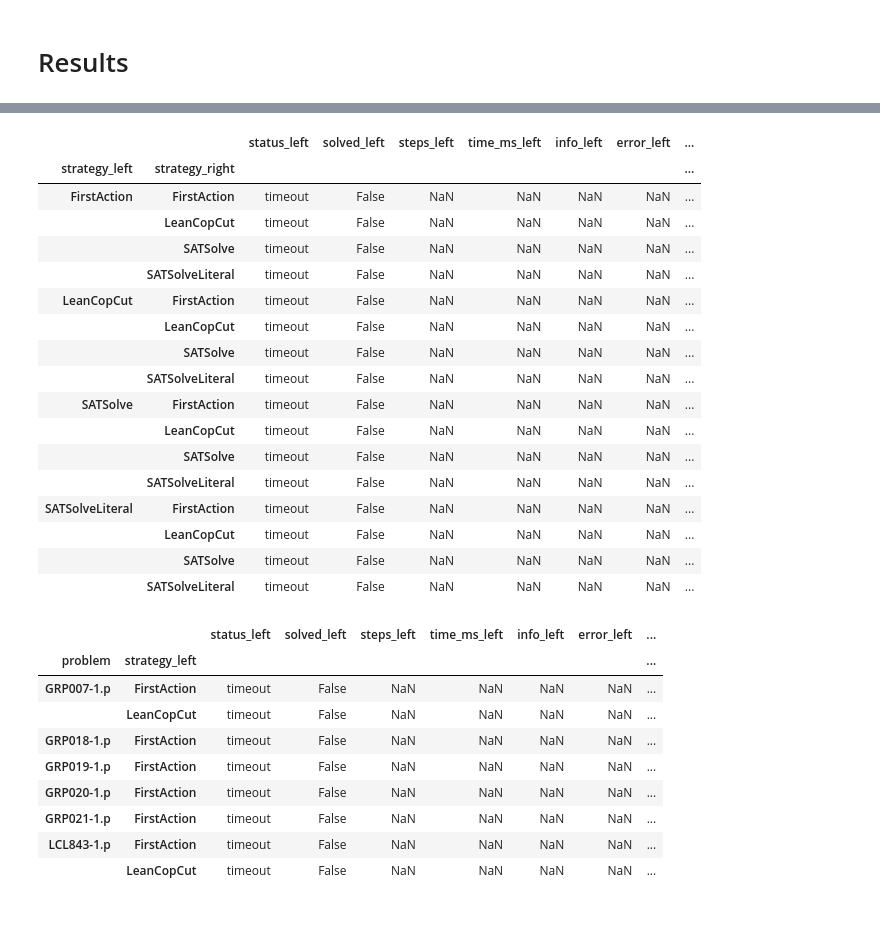
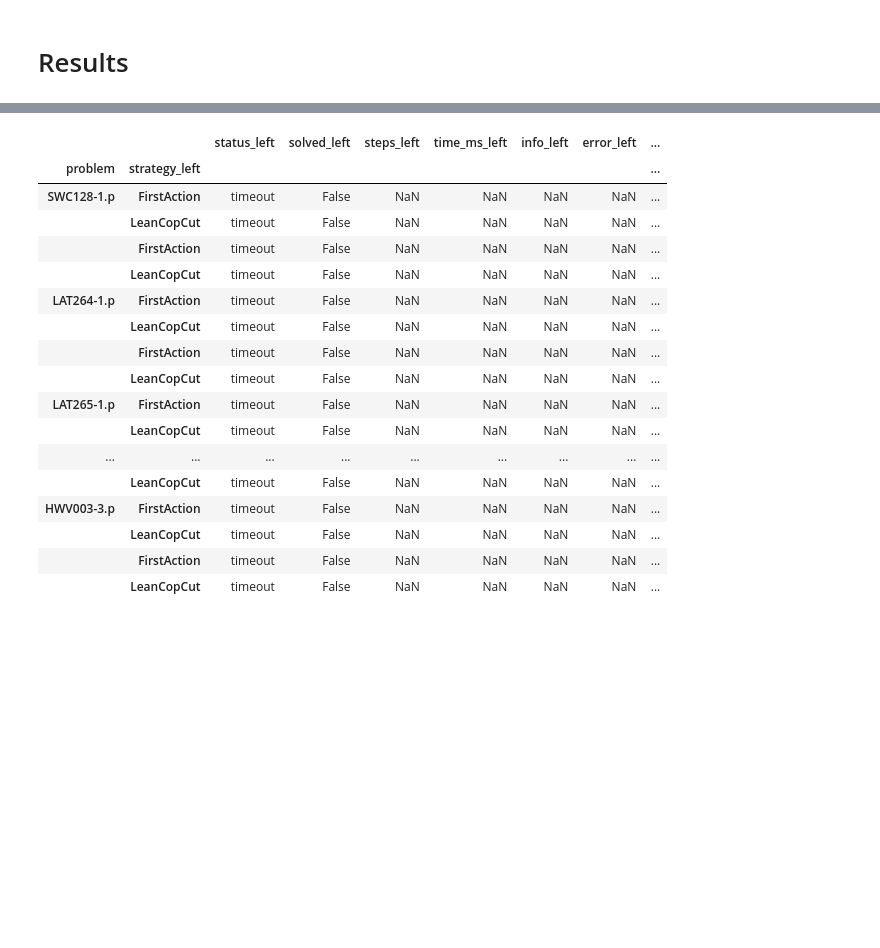
Before and after one commit to mfixman/connections, a Jupyter notebook: jupyter/Analysis_sat.ipynb, the cells around one changed output, grey strips where cells are left out. Drawn from its saved outputs; the diff is of its cells as text; code cells hidden in the pictures; blank space fills up the shorter version.

Commit message:
Adding value results.

```diff
--- a/jupyter/Analysis_sat.ipynb
+++ b/jupyter/Analysis_sat.ipynb
@@ -116,51 +116,38 @@ for problem in merged.index.get_level_values('problem').unique():
 
 tr = Series(tr, name = 'length')
 tr.index.name = 'problem'
-# %%
-merged.xs('SYN344-1.p')
-# %% [output]
-|  |  | status_left | solved_left | steps_left | time_ms_left | info_left | error_left | ... |
-| strategy_left | strategy_right |  |  |  |  |  |  | ... |
-| FirstAction | FirstAction | timeout | False | NaN | NaN | NaN | NaN | ... |
-|  | LeanCopCut | timeout | False | NaN | NaN | NaN | NaN | ... |
-|  | SATSolve | timeout | False | NaN | NaN | NaN | NaN | ... |
-|  | SATSolveLiteral | timeout | False | NaN | NaN | NaN | NaN | ... |
-| LeanCopCut | FirstAction | timeout | False | NaN | NaN | NaN | NaN | ... |
-|  | LeanCopCut | timeout | False | NaN | NaN | NaN | NaN | ... |
-|  | SATSolve | timeout | False | NaN | NaN | NaN | NaN | ... |
-|  | SATSolveLiteral | timeout | False | NaN | NaN | NaN | NaN | ... |
-| SATSolve | FirstAction | timeout | False | NaN | NaN | NaN | NaN | ... |
-|  | LeanCopCut | timeout | False | NaN | NaN | NaN | NaN | ... |
-|  | SATSolve | timeout | False | NaN | NaN | NaN | NaN | ... |
-|  | SATSolveLiteral | timeout | False | NaN | NaN | NaN | NaN | ... |
-| SATSolveLiteral | FirstAction | timeout | False | NaN | NaN | NaN | NaN | ... |
-|  | LeanCopCut | timeout | False | NaN | NaN | NaN | NaN | ... |
-|  | SATSolve | timeout | False | NaN | NaN | NaN | NaN | ... |
-|  | SATSolveLiteral | timeout | False | NaN | NaN | NaN | NaN | ... |
 # %%
 statistics = (
     merged
-    .xs('SATSolveLiteral', level = 'strategy_right')
+    .xs('SATSolve', level = 'strategy_right')
     .loc[lambda x: ~x.solved_left & x.solved_right]
     .loc[lambda x: x.index.get_level_values('problem').str.contains('-')]
-    .loc[lambda x: x.index.get_level_values('strategy_left') != 'SATSolve']
+    # .loc[lambda x: x.index.get_level_values('strategy_left') != 'SATSolve']
     # .groupby(level = 'problem')
     # .filter(lambda x: len(x) == 3)
     .join(tr)
     .sort_values(['steps_right', 'length'], kind = 'stable')
 )
-statistics
+statistics.loc[lambda x: x.index.get_level_values('problem')].head(40)
 # %% [output]
 |  |  | status_left | solved_left | steps_left | time_ms_left | info_left | error_left | ... |
 | problem | strategy_left |  |  |  |  |  |  | ... |
-| GRP007-1.p | FirstAction | timeout | False | NaN | NaN | NaN | NaN | ... |
+| SWC128-1.p | FirstAction | timeout | False | NaN | NaN | NaN | NaN | ... |
 |  | LeanCopCut | timeout | False | NaN | NaN | NaN | NaN | ... |
-| GRP018-1.p | FirstAction | timeout | False | NaN | NaN | NaN | NaN | ... |
-| GRP019-1.p | FirstAction | timeout | False | NaN | NaN | NaN | NaN | ... |
-| GRP020-1.p | FirstAction | timeout | False | NaN | NaN | NaN | NaN | ... |
-| GRP021-1.p | FirstAction | timeout | False | NaN | NaN | NaN | NaN | ... |
-| LCL843-1.p | FirstAction | timeout | False | NaN | NaN | NaN | NaN | ... |
+|  | FirstAction | timeout | False | NaN | NaN | NaN | NaN | ... |
 |  | LeanCopCut | timeout | False | NaN | NaN | NaN | NaN | ... |
+| LAT264-1.p | FirstAction | timeout | False | NaN | NaN | NaN | NaN | ... |
+|  | LeanCopCut | timeout | False | NaN | NaN | NaN | NaN | ... |
+|  | FirstAction | timeout | False | NaN | NaN | NaN | NaN | ... |
+|  | LeanCopCut | timeout | False | NaN | NaN | NaN | NaN | ... |
+| LAT265-1.p | FirstAction | timeout | False | NaN | NaN | NaN | NaN | ... |
+|  | LeanCopCut | timeout | False | NaN | NaN | NaN | NaN | ... |
+| ... | ... | ... | ... | ... | ... | ... | ... | ... |
+|  | LeanCopCut | timeout | False | NaN | NaN | NaN | NaN | ... |
+| HWV003-3.p | FirstAction | timeout | False | NaN | NaN | NaN | NaN | ... |
+|  | LeanCopCut | timeout | False | NaN | NaN | NaN | NaN | ... |
+|  | FirstAction | timeout | False | NaN | NaN | NaN | NaN | ... |
+|  | LeanCopCut | timeout | False | NaN | NaN | NaN | NaN | ... |
 # %% [markdown]
 #
 # %%
```
Also changed, not shown: parts of 5 cells of this notebook, 1 other file.
